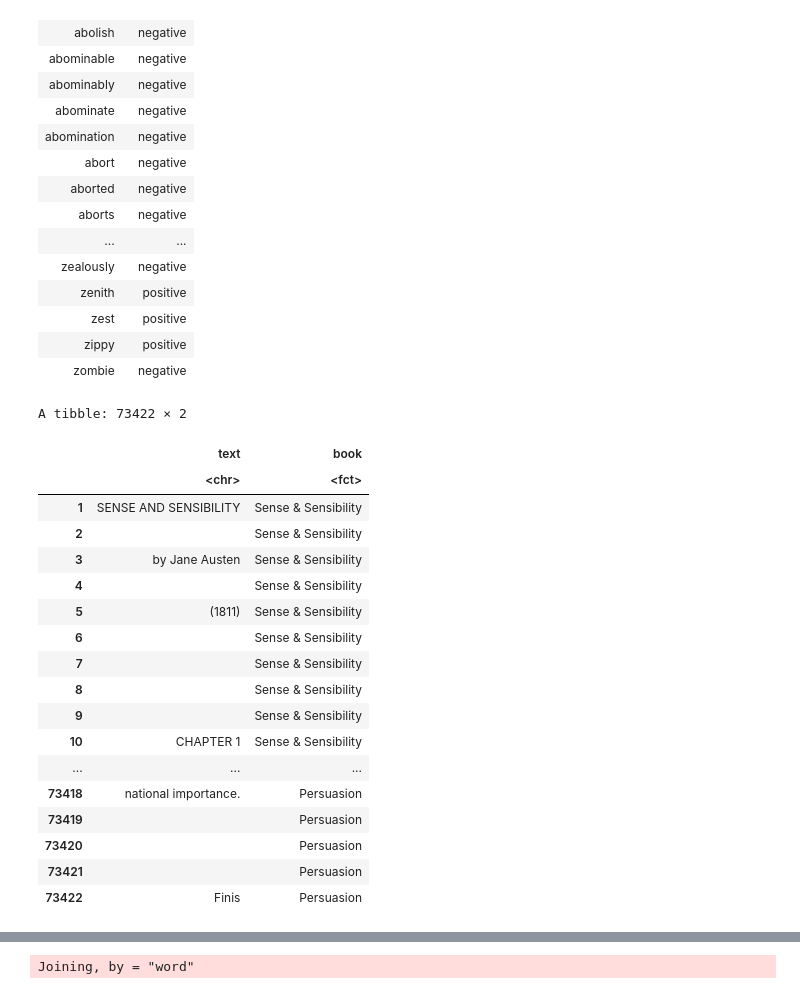
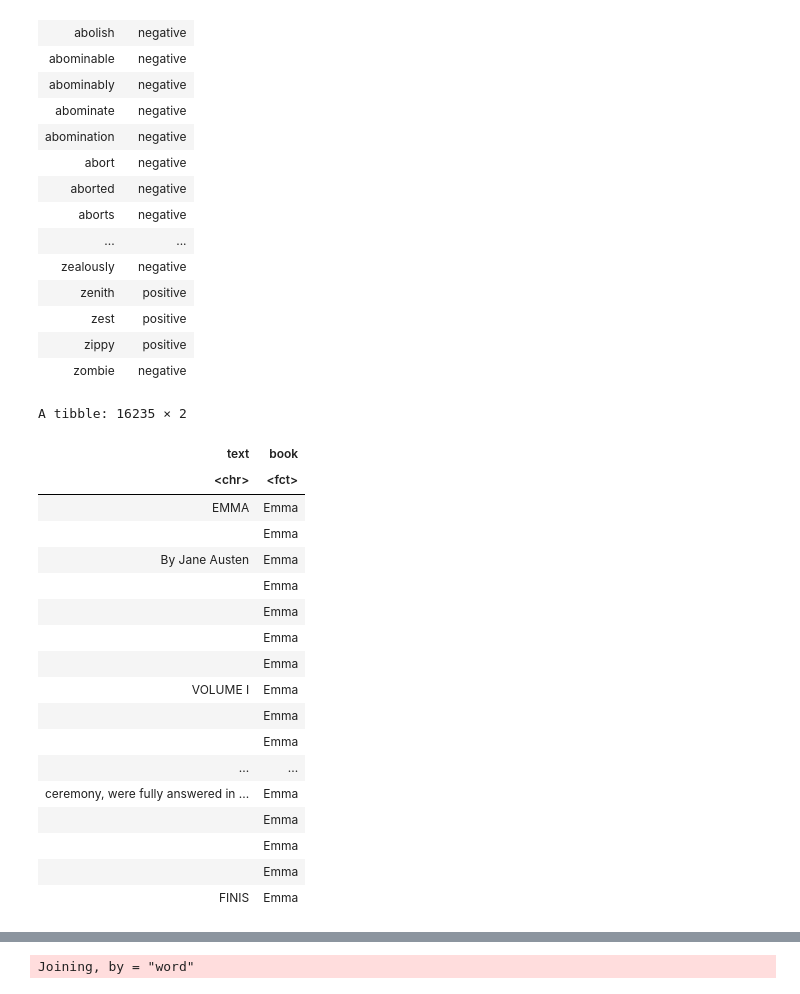
Before and after one commit to minha12/SentimentAnalysis, a Jupyter notebook: Analysis.ipynb, the cells around one changed output, grey strips where cells are left out. Cells and saved outputs as stored; diff of their text form; code cells hidden in the pictures.

```diff
--- a/Analysis.ipynb
+++ b/Analysis.ipynb
@@ -56,28 +56,28 @@ A tibble: 6786 × 2
 | zest | positive |
 | zippy | positive |
 | zombie | negative |
-# %%
-austen_books()
-# %% [output]
-A tibble: 73422 × 2
-|  | text | book |
-|  | <chr> | <fct> |
-| 1 | SENSE AND SENSIBILITY | Sense & Sensibility |
-| 2 |  | Sense & Sensibility |
-| 3 | by Jane Austen | Sense & Sensibility |
-| 4 |  | Sense & Sensibility |
-| 5 | (1811) | Sense & Sensibility |
-| 6 |  | Sense & Sensibility |
-| 7 |  | Sense & Sensibility |
-| 8 |  | Sense & Sensibility |
-| 9 |  | Sense & Sensibility |
-| 10 | CHAPTER 1 | Sense & Sensibility |
-| ... | ... | ... |
-| 73418 | national importance. | Persuasion |
-| 73419 |  | Persuasion |
-| 73420 |  | Persuasion |
-| 73421 |  | Persuasion |
-| 73422 | Finis | Persuasion |
+# %%
+austen_books() %>% filter(book=='Emma')
+# %% [output]
+A tibble: 16235 × 2
+| text | book |
+| <chr> | <fct> |
+| EMMA | Emma |
+|  | Emma |
+| By Jane Austen | Emma |
+|  | Emma |
+|  | Emma |
+|  | Emma |
+|  | Emma |
+| VOLUME I | Emma |
+|  | Emma |
+|  | Emma |
+| ... | ... |
+| ceremony, were fully answered in ... | Emma |
+|  | Emma |
+|  | Emma |
+|  | Emma |
+| FINIS | Emma |
 # %%
 library(janeaustenr)
 library(stringr)
```
Also changed, not shown: parts of 5 cells of this notebook.
